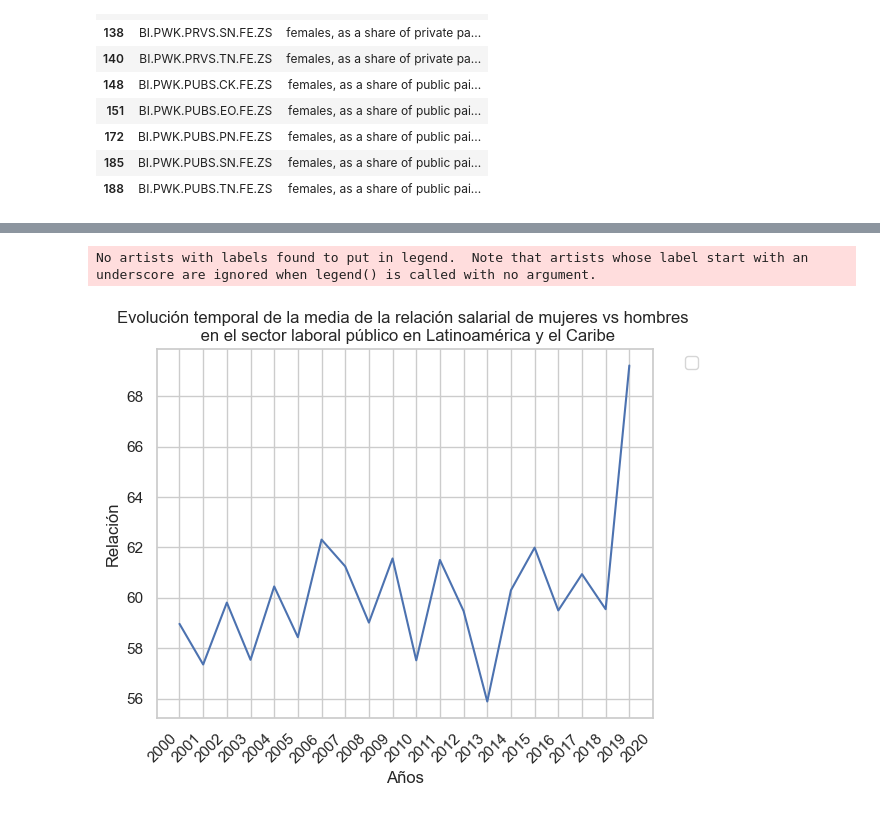
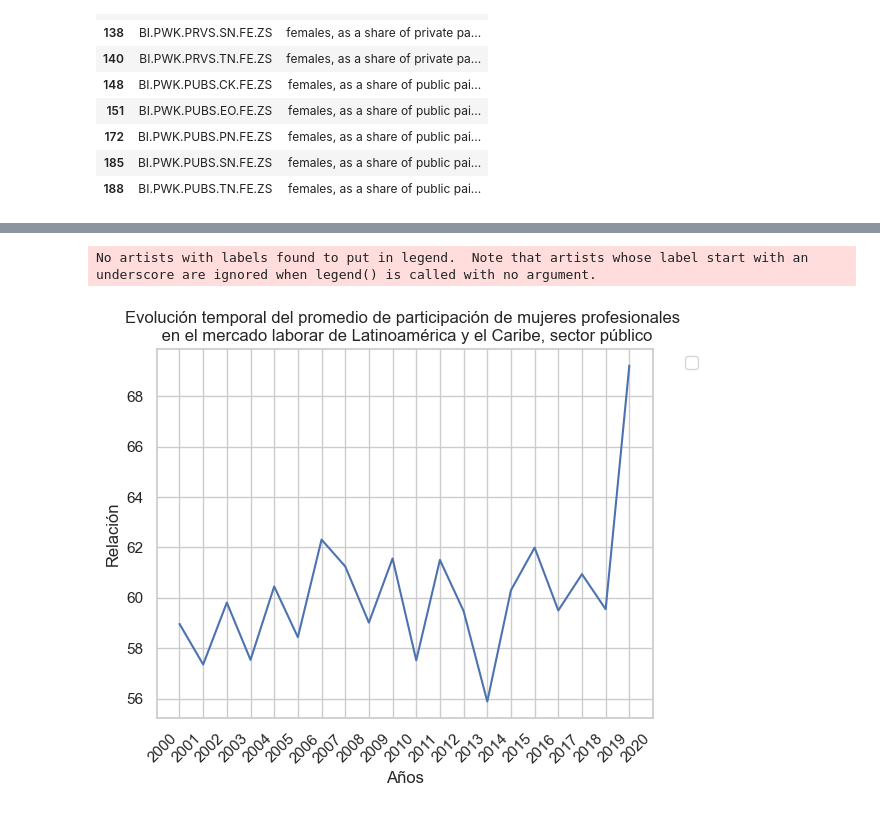
Before and after one commit to AEEM1993/DS_CasoPractico_MOD5, a Jupyter notebook: CasoPractico.ipynb, the cells around one changed output, grey strips where cells are left out. Cells and saved outputs as stored; diff of their text form; code cells hidden in the pictures.

```diff
--- a/CasoPractico.ipynb
+++ b/CasoPractico.ipynb
@@ -371,12 +371,12 @@ posx and posy should be finite values
 # %%
 sns.lineplot(x="year", y="indicator_value", data=result_public)
 plt.xlabel("Años")
 plt.ylabel("Relación")
-plt.title("Evolución temporal de la media de la relación salarial de mujeres vs hombres \n en el sector laboral público en Latinoamérica y el Caribe")
+plt.title("Evolución temporal del promedio de participación de mujeres profesionales \n en el mercado laborar de Latinoamérica y el Caribe, sector público")
 plt.legend(bbox_to_anchor=(1.05, 1), loc='upper left')
 plt.xticks(rotation=45, ha="right", ticks=result_public["year"], labels=result_public["year"].cat.categories)
 # plt.tight_layout()
 plt.show()
 # %% [output]
 No artists with labels found to put in legend.  Note that artists whose label start with an underscore are ignored when legend() is called with no argument.
-[figure, old version]
+[figure, new version]
```
Also changed, not shown: parts of 3 cells of this notebook.
